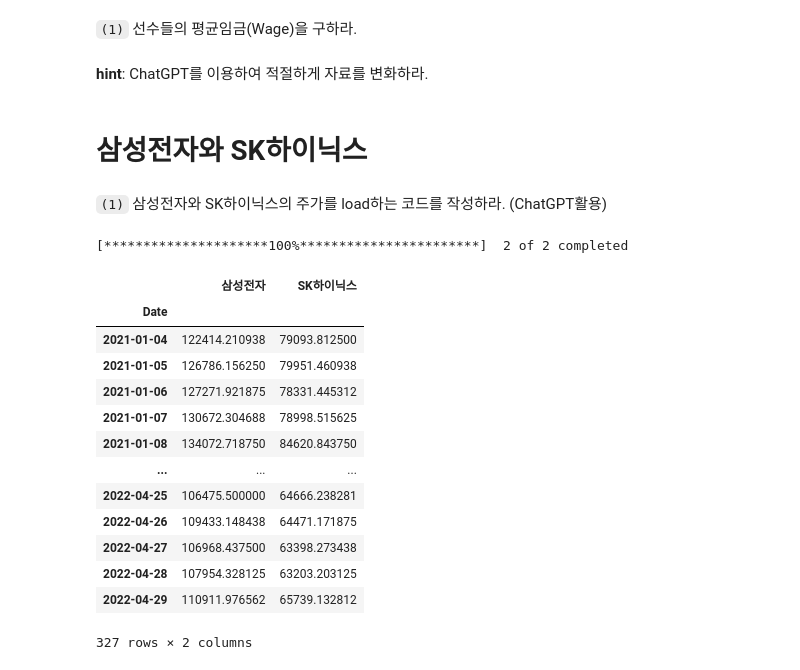
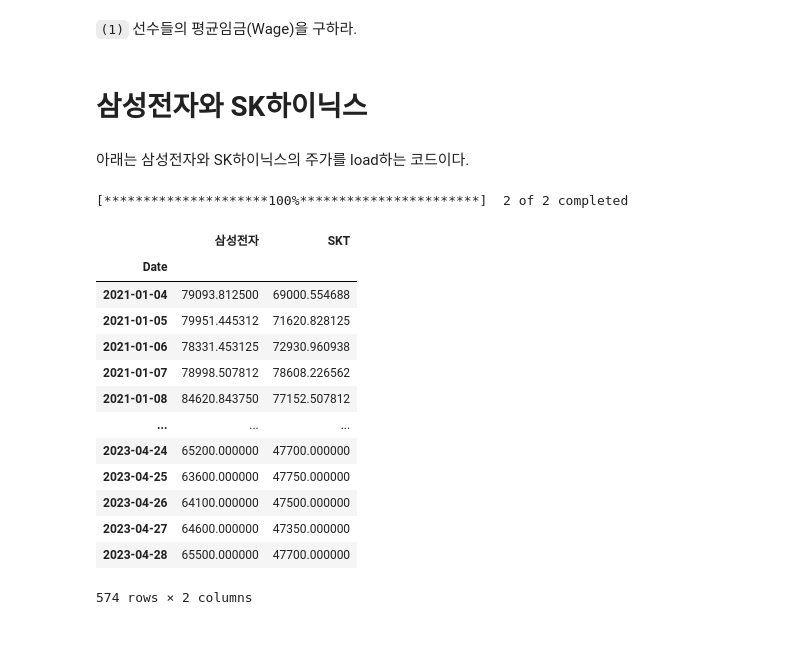
Before and after one commit to guebin/PP2023, a Jupyter notebook: posts/02_PY4DS/2023-05-01-9wk-1.ipynb, the cells around one changed output. Saved outputs shown, nothing was run; the diff lists cells and outputs as text; code cells hidden in the pictures; blank space fills up the shorter version.

```diff
--- a/posts/02_PY4DS/2023-05-01-9wk-1.ipynb
+++ b/posts/02_PY4DS/2023-05-01-9wk-1.ipynb
@@ -240,41 +416,39 @@ df.head()
 5 rows × 27 columns
 # %% [markdown]
 `(1)` 선수들의 평균임금(Wage)을 구하라.
-# %% [markdown]
-**hint**: ChatGPT를 이용하여 적절하게 자료를 변화하라.
 # %% [markdown]
 # 삼성전자와 SK하이닉스
 # %% [markdown]
-`(1)` 삼성전자와 SK하이닉스의 주가를 load하는 코드를 작성하라. (ChatGPT활용)
+아래는 삼성전자와 SK하이닉스의 주가를 load하는 코드이다.
 # %%
 import yfinance as yf
 
 # 삼성전자와 SK하이닉스의 종목 코드
-tickers = ["005930.KS", "000660.KS"]
+tickers = ["005930.KS", "017670.KS"]
 
 # 주가 데이터를 불러올 기간
 start_date = "2021-01-01"
-end_date = "2022-05-02"
+end_date = "2023-05-02"
 
 # yfinance를 이용하여 데이터 다운로드
 df = yf.download(tickers, start=start_date, end=end_date)['Adj Close']
-df.columns = pd.Index(['삼성전자','SK하이닉스'])
+df.columns = pd.Index(['삼성전자','SKT'])
 
 # 데이터 확인
 df
 # %% [output]
 [*********************100%***********************]  2 of 2 completed
-|  | 삼성전자 | SK하이닉스 |
+|  | 삼성전자 | SKT |
 | Date |  |  |
-| 2021-01-04 | 122414.210938 | 79093.812500 |
-| 2021-01-05 | 126786.156250 | 79951.460938 |
-| 2021-01-06 | 127271.921875 | 78331.445312 |
-| 2021-01-07 | 130672.304688 | 78998.515625 |
-| 2021-01-08 | 134072.718750 | 84620.843750 |
+| 2021-01-04 | 79093.812500 | 69000.554688 |
+| 2021-01-05 | 79951.445312 | 71620.828125 |
+| 2021-01-06 | 78331.453125 | 72930.960938 |
+| 2021-01-07 | 78998.507812 | 78608.226562 |
+| 2021-01-08 | 84620.843750 | 77152.507812 |
 | ... | ... | ... |
-| 2022-04-25 | 106475.500000 | 64666.238281 |
-| 2022-04-26 | 109433.148438 | 64471.171875 |
-| 2022-04-27 | 106968.437500 | 63398.273438 |
-| 2022-04-28 | 107954.328125 | 63203.203125 |
-| 2022-04-29 | 110911.976562 | 65739.132812 |
+| 2023-04-24 | 65200.000000 | 47700.000000 |
+| 2023-04-25 | 63600.000000 | 47750.000000 |
+| 2023-04-26 | 64100.000000 | 47500.000000 |
+| 2023-04-27 | 64600.000000 | 47350.000000 |
+| 2023-04-28 | 65500.000000 | 47700.000000 |
-327 rows × 2 columns
+574 rows × 2 columns
```
Also changed, not shown: parts of 51 cells of this notebook.
